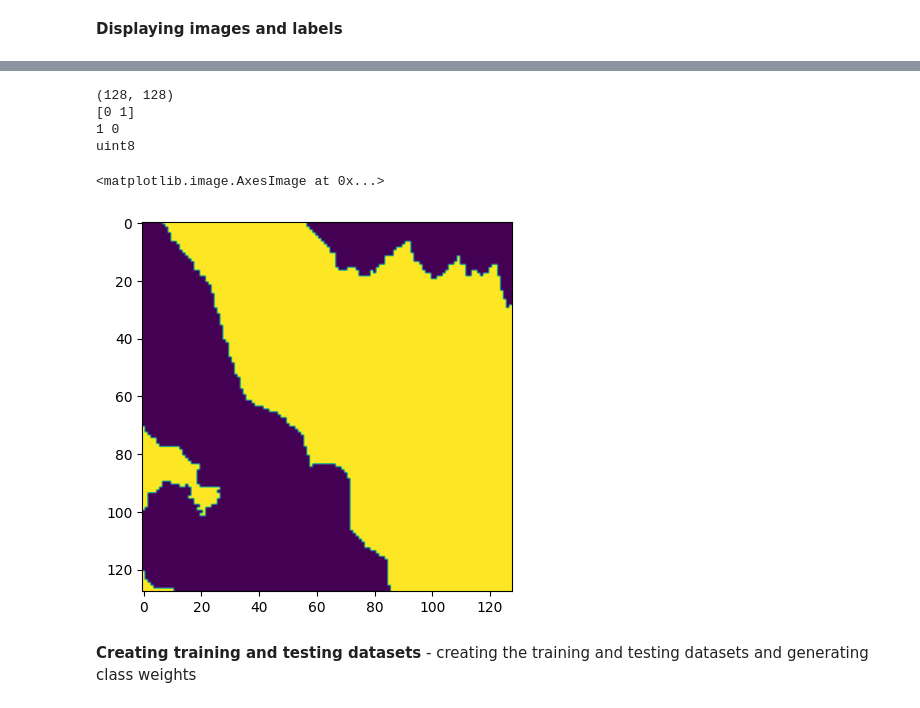
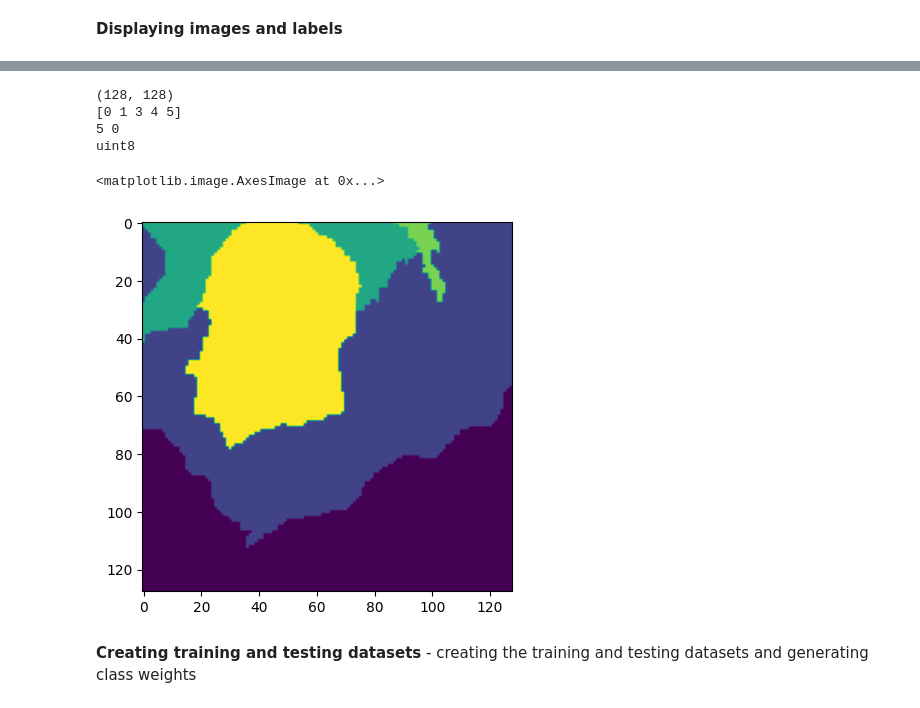
Before and after one commit to tylerjmwhit/Canopy_Damage_segmentation, a Jupyter notebook: segmented_dataset_classification.ipynb, the cells around one changed output, grey strips where cells are left out. Saved outputs shown, nothing was run; the diff lists cells and outputs as text; code cells hidden in the pictures.

```diff
--- a/segmented_dataset_classification.ipynb
+++ b/segmented_dataset_classification.ipynb
@@ -46,7 +39,7 @@ Num GPUs Available:  2
 # %% [markdown]
 **Loading in Data** - Functions to load in data and preprocess
 # %%
-Pocket_images, Pocket_labels = hp.segmented_dataset_reader('PocketN_6_64')
-Nuns_images, Nuns_labels = hp.segmented_dataset_reader('NunsN_6_64')
-Tubbs_images, Tubbs_labels = hp.segmented_dataset_reader('tubbsN_6_64')
+Pocket_images,Pocket_geo,Pocket_labels = hp.segmented_dataset_reader('PocketN_6_64')
+Nuns_images, Nuns_labels = hp.segmented_dataset_reader('NunsN_6_64', train_bool=True)
+Tubbs_images, Tubbs_labels = hp.segmented_dataset_reader('tubbsN_6_64', train_bool=True)
 # %% [output]
@@ -123,17 +99,17 @@ float32
 # %%
-lbl = Pocket_labels[200]
+lbl = Pocket_labels[500]
 print(lbl.shape)
 print(np.unique(lbl))
 print(lbl.max(), lbl.min())
 print(lbl.dtype)
 plt.imshow(lbl)
 # %% [output]
 (128, 128)
-[0 1]
-1 0
+[0 1 3 4 5]
+5 0
 uint8
 <matplotlib.image.AxesImage at 0x...>
-[figure, old version]
+[figure, new version]
 # %% [markdown]
 **Creating training and testing datasets** - creating the training and testing datasets and generating class weights
 # %%
```
Also changed, not shown: parts of 67 cells of this notebook, 1 other file.
